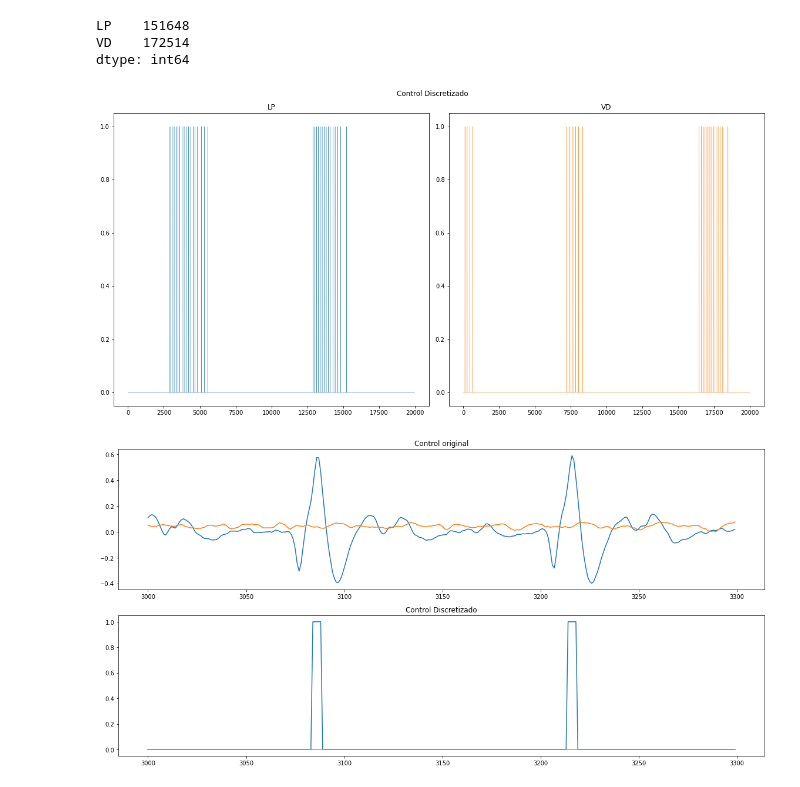
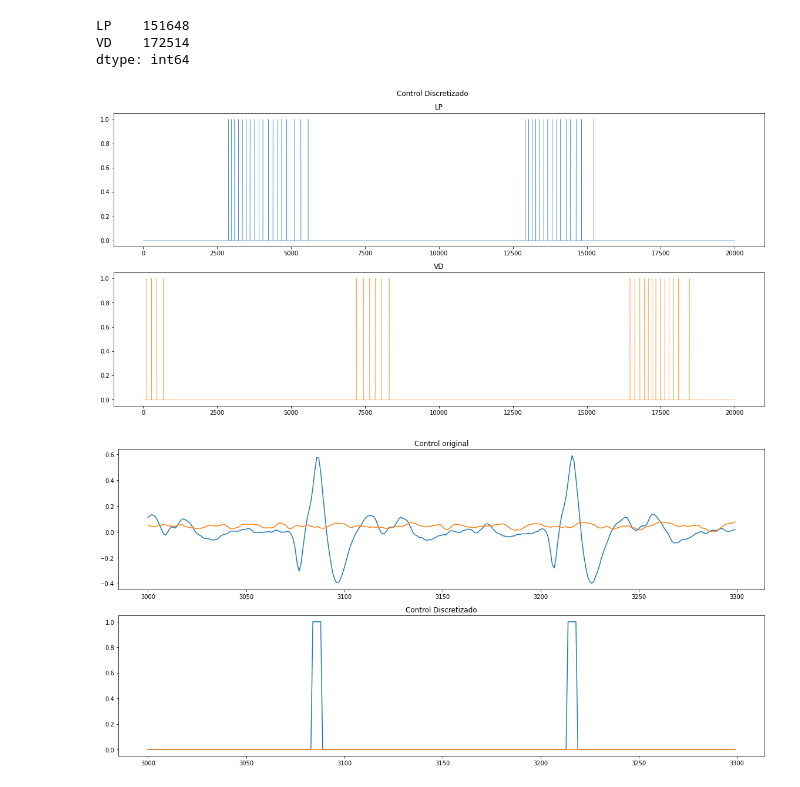
Before and after one commit to glorelvalle/mucd-mg, a Jupyter notebook: ti/analisis_datos.ipynb, the cells around one changed output. Saved outputs shown, nothing was run; the diff lists cells and outputs as text; code cells hidden in the pictures.

```diff
--- a/ti/analisis_datos.ipynb
+++ b/ti/analisis_datos.ipynb
@@ -159,19 +149,19 @@ spikes_vd_idx = get_spikes_index(trozoC_d,'VD')
 # %%
 n = 20000
 
-fig, (ax1, ax2) = plt.subplots(1, 2)
+fig, (ax1, ax2) = plt.subplots(2, 1)
 fig.set_size_inches(16, 8)
 fig.suptitle('Control Discretizado')
 
 ax1.plot(trozoC_d['LP'].iloc[:n],lw=0.4)
 ax1.set_title("LP")
 
 ax2.plot(trozoC_d['VD'].iloc[:n],'tab:orange',lw=0.4)
 ax2.set_title("VD")
 
 fig.tight_layout()
 # %% [output]
-[figure, old version]
+[figure, new version]
 # %%
 i = 3000
 f = 3300
```
Also changed, not shown: parts of 11 cells of this notebook.
